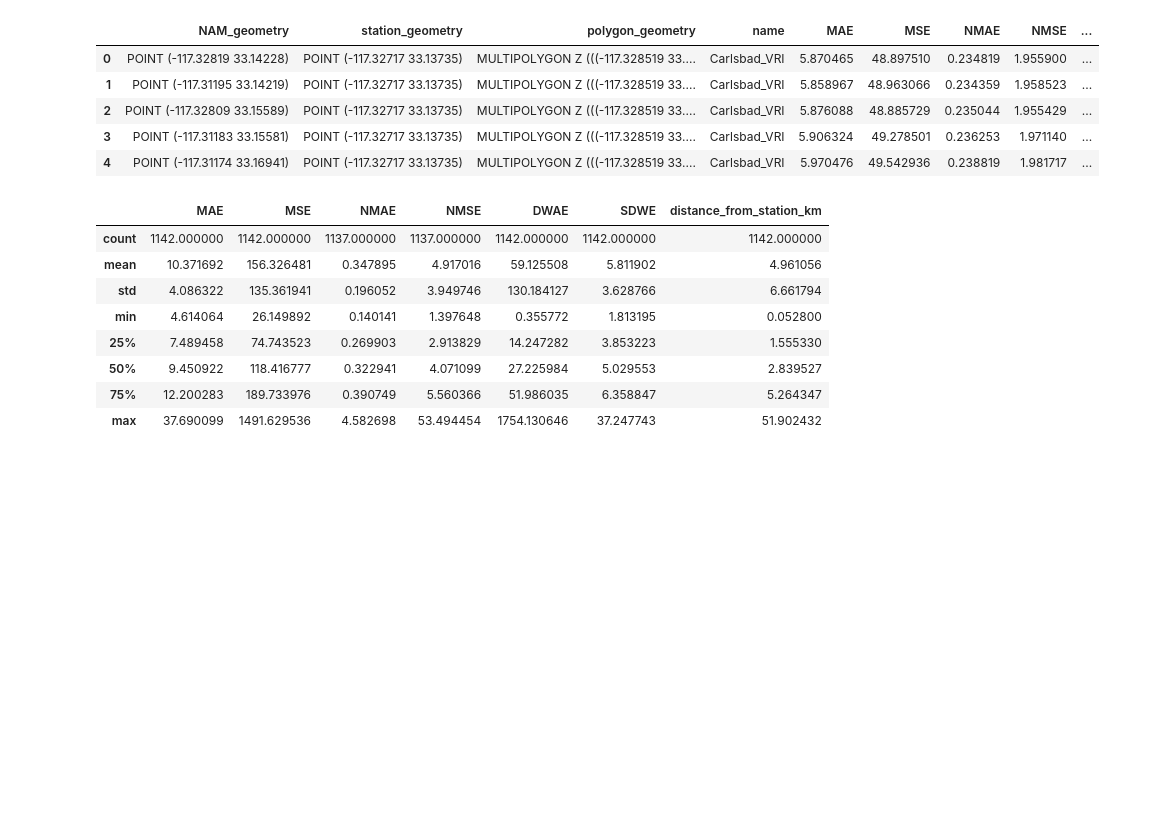
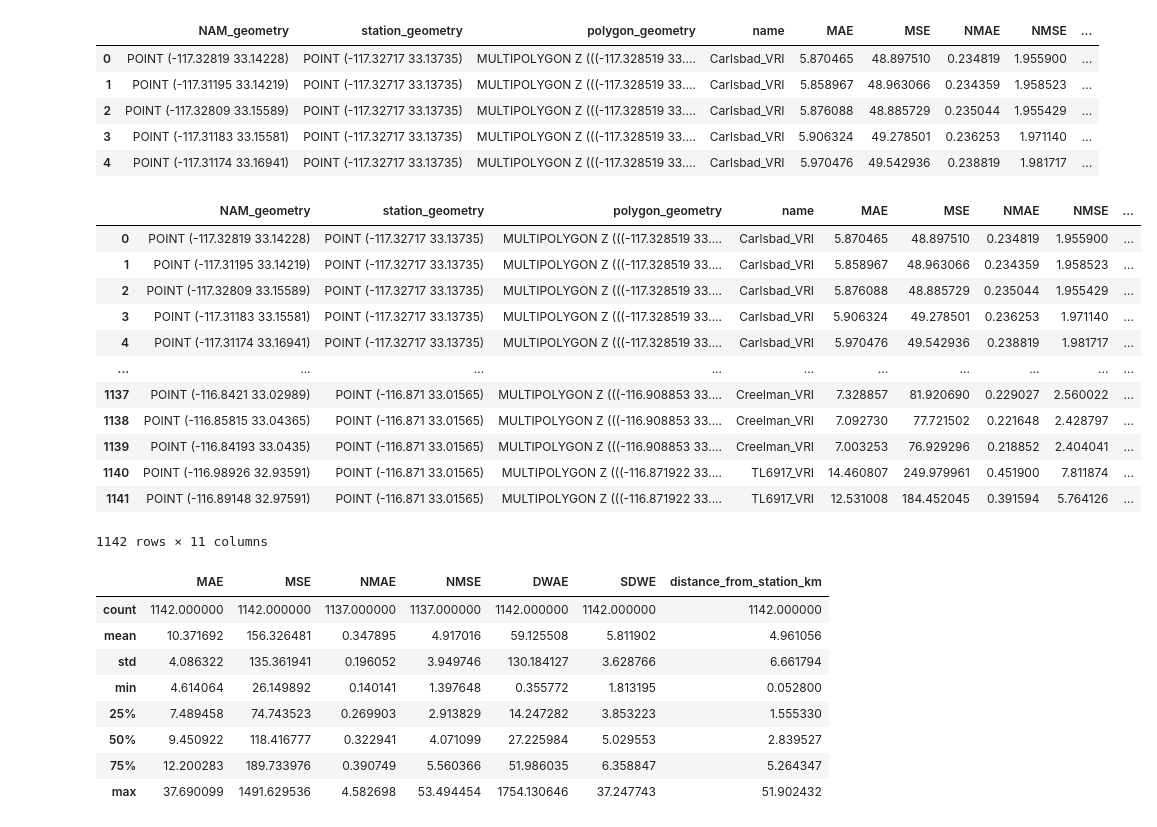
Before and after one commit to StevDoms/SDGE_NAM_Analysis, a Jupyter notebook: DSC180B_Project.ipynb, the cells around one changed output. Drawn from its saved outputs; the diff is of its cells as text; code cells hidden in the pictures; blank space fills up the shorter version.

```diff
--- a/DSC180B_Project.ipynb
+++ b/DSC180B_Project.ipynb
@@ -236,6 +239,22 @@ errors.head()
 | 2 | POINT (-117.32809 33.15589) | POINT (-117.32717 33.13735) | MULTIPOLYGON Z (((-117.328519 33.... | Carlsbad_VRI | 5.876088 | 48.885729 | 0.235044 | 1.955429 | ... |
 | 3 | POINT (-117.31183 33.15581) | POINT (-117.32717 33.13735) | MULTIPOLYGON Z (((-117.328519 33.... | Carlsbad_VRI | 5.906324 | 49.278501 | 0.236253 | 1.971140 | ... |
 | 4 | POINT (-117.31174 33.16941) | POINT (-117.32717 33.13735) | MULTIPOLYGON Z (((-117.328519 33.... | Carlsbad_VRI | 5.970476 | 49.542936 | 0.238819 | 1.981717 | ... |
+# %%
+errors
+# %% [output]
+|  | NAM_geometry | station_geometry | polygon_geometry | name | MAE | MSE | NMAE | NMSE | ... |
+| 0 | POINT (-117.32819 33.14228) | POINT (-117.32717 33.13735) | MULTIPOLYGON Z (((-117.328519 33.... | Carlsbad_VRI | 5.870465 | 48.897510 | 0.234819 | 1.955900 | ... |
+| 1 | POINT (-117.31195 33.14219) | POINT (-117.32717 33.13735) | MULTIPOLYGON Z (((-117.328519 33.... | Carlsbad_VRI | 5.858967 | 48.963066 | 0.234359 | 1.958523 | ... |
+| 2 | POINT (-117.32809 33.15589) | POINT (-117.32717 33.13735) | MULTIPOLYGON Z (((-117.328519 33.... | Carlsbad_VRI | 5.876088 | 48.885729 | 0.235044 | 1.955429 | ... |
+| 3 | POINT (-117.31183 33.15581) | POINT (-117.32717 33.13735) | MULTIPOLYGON Z (((-117.328519 33.... | Carlsbad_VRI | 5.906324 | 49.278501 | 0.236253 | 1.971140 | ... |
+| 4 | POINT (-117.31174 33.16941) | POINT (-117.32717 33.13735) | MULTIPOLYGON Z (((-117.328519 33.... | Carlsbad_VRI | 5.970476 | 49.542936 | 0.238819 | 1.981717 | ... |
+| ... | ... | ... | ... | ... | ... | ... | ... | ... | ... |
+| 1137 | POINT (-116.8421 33.02989) | POINT (-116.871 33.01565) | MULTIPOLYGON Z (((-116.908853 33.... | Creelman_VRI | 7.328857 | 81.920690 | 0.229027 | 2.560022 | ... |
+| 1138 | POINT (-116.85815 33.04365) | POINT (-116.871 33.01565) | MULTIPOLYGON Z (((-116.908853 33.... | Creelman_VRI | 7.092730 | 77.721502 | 0.221648 | 2.428797 | ... |
+| 1139 | POINT (-116.84193 33.0435) | POINT (-116.871 33.01565) | MULTIPOLYGON Z (((-116.908853 33.... | Creelman_VRI | 7.003253 | 76.929296 | 0.218852 | 2.404041 | ... |
+| 1140 | POINT (-116.98926 32.93591) | POINT (-116.871 33.01565) | MULTIPOLYGON Z (((-116.871922 33.... | TL6917_VRI | 14.460807 | 249.979961 | 0.451900 | 7.811874 | ... |
+| 1141 | POINT (-116.89148 32.97591) | POINT (-116.871 33.01565) | MULTIPOLYGON Z (((-116.871922 33.... | TL6917_VRI | 12.531008 | 184.452045 | 0.391594 | 5.764126 | ... |
+1142 rows × 11 columns
 # %%
 errors.describe()
 # %% [output]
```
Also changed, not shown: parts of 14 cells of this notebook.
